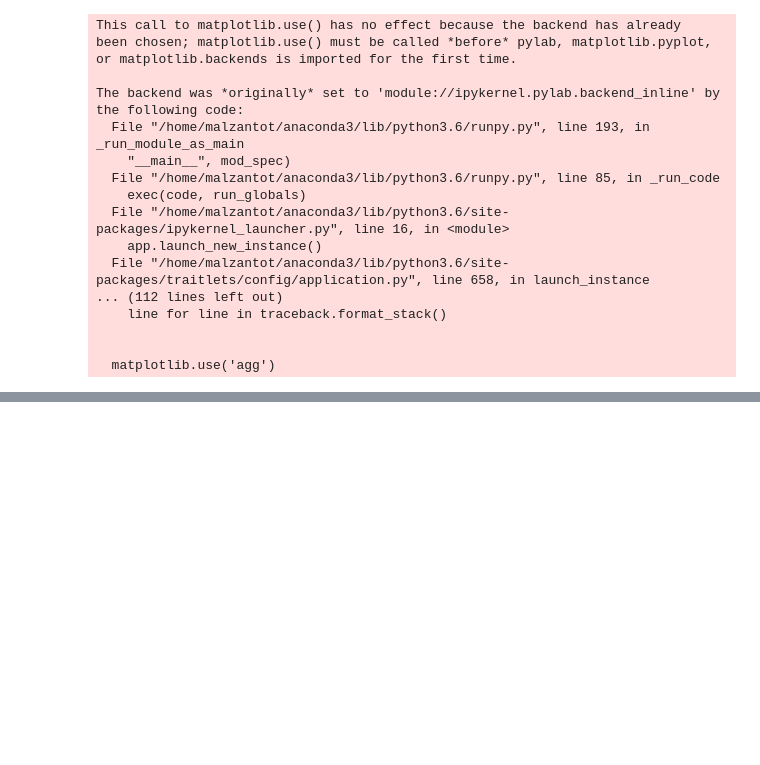
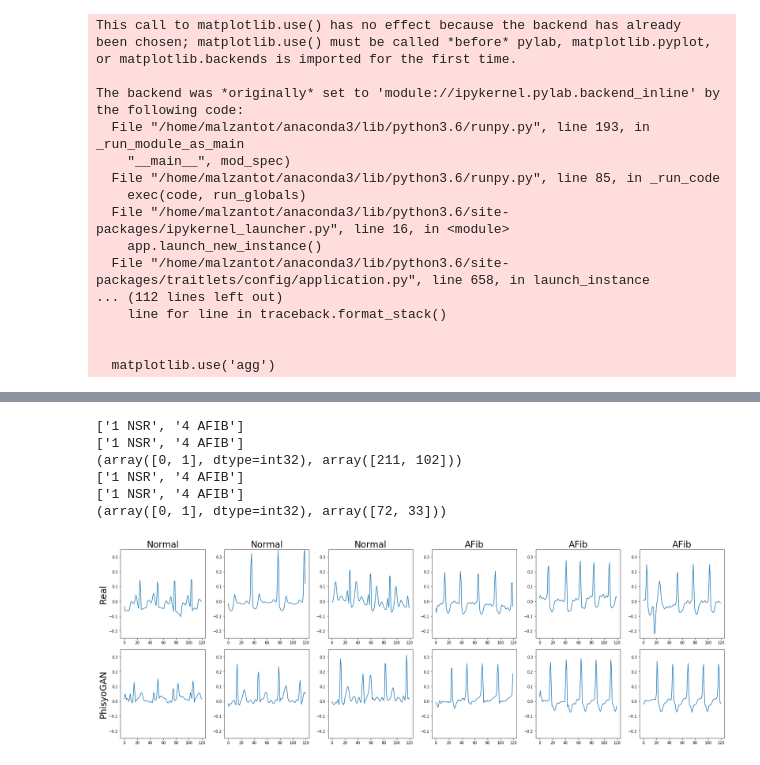
Before and after one commit to nesl/physiogan, a Jupyter notebook: PlotSamplesECG.ipynb, the cells around one changed output, grey strips where cells are left out. Drawn from its saved outputs; the diff is of its cells as text; code cells hidden in the pictures; blank space fills up the shorter version.

```diff
--- a/PlotSamplesECG.ipynb
+++ b/PlotSamplesECG.ipynb
@@ -93,0 +92,15 @@ Colocations handled automatically by placer.
+# %%
+dataset_name = 'ecg_long'
+fake_data = [
+    ('samples/ecg_rvae_adv/07_22_14_39', 'PhisyoGAN')
+]
+fig = plot_samples(dataset_name, fake_data, plots_per_class=3)
+fig.savefig('ecg_long_result_main.png')
+# %% [output]
+['1 NSR', '4 AFIB']
+['1 NSR', '4 AFIB']
+(array([0, 1], dtype=int32), array([211, 102]))
+['1 NSR', '4 AFIB']
+['1 NSR', '4 AFIB']
+(array([0, 1], dtype=int32), array([72, 33]))
+[figure, added]
```
Also changed, not shown: parts of 3 cells of this notebook, 1 other file.
